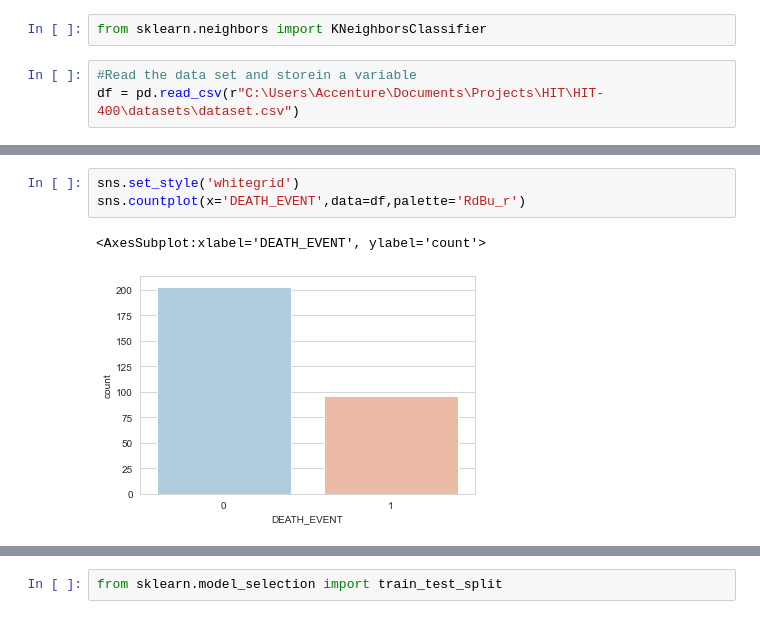
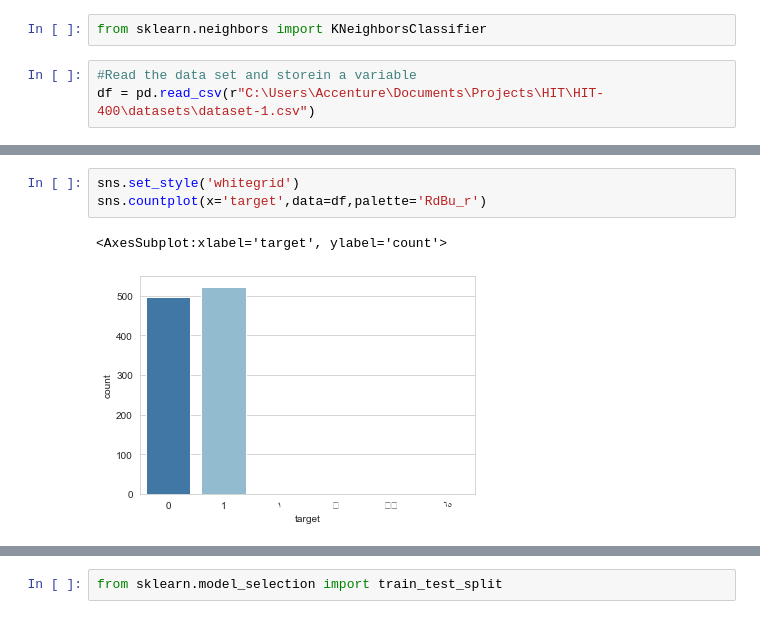
Before and after one commit to thinkDigitalZw/HIT-400, a Jupyter notebook: models/knn.ipynb, the cells around one changed output, grey strips where cells are left out. Cells and saved outputs as stored; diff of their text form.

Commit message:
Renewed dataset, improving accuracy to 90%+ accuracy

```diff
--- a/models/knn.ipynb
+++ b/models/knn.ipynb
@@ -11,7 +11,7 @@ warnings.filterwarnings('ignore')
 from sklearn.neighbors import KNeighborsClassifier
 # %%
 #Read the data set and storein a variable
-df = pd.read_csv(r"C:\Users\Accenture\Documents\Projects\HIT\HIT-400\datasets\dataset.csv")
+df = pd.read_csv(r"C:\Users\Accenture\Documents\Projects\HIT\HIT-400\datasets\dataset-1.csv")
 # %%
 df.describe()
 # %% [output]
@@ -55,9 +42,9 @@ array([[<AxesSubplot:title={'center':'age'}>,
 # %%
 sns.set_style('whitegrid')
-sns.countplot(x='DEATH_EVENT',data=df,palette='RdBu_r')
+sns.countplot(x='target',data=df,palette='RdBu_r')
 # %% [output]
-<AxesSubplot:xlabel='DEATH_EVENT', ylabel='count'>
+<AxesSubplot:xlabel='target', ylabel='count'>
-[figure, old version]
+[figure, new version]
 # %%
 df.head()
 # %% [output]
```
Also changed, not shown: parts of 9 cells of this notebook, 6 other files.
